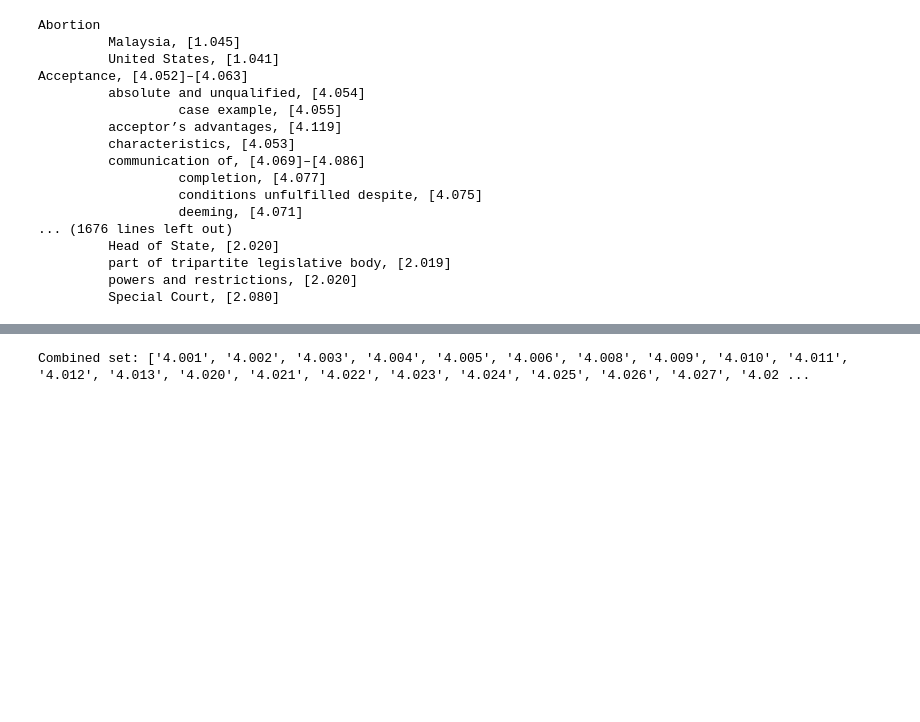
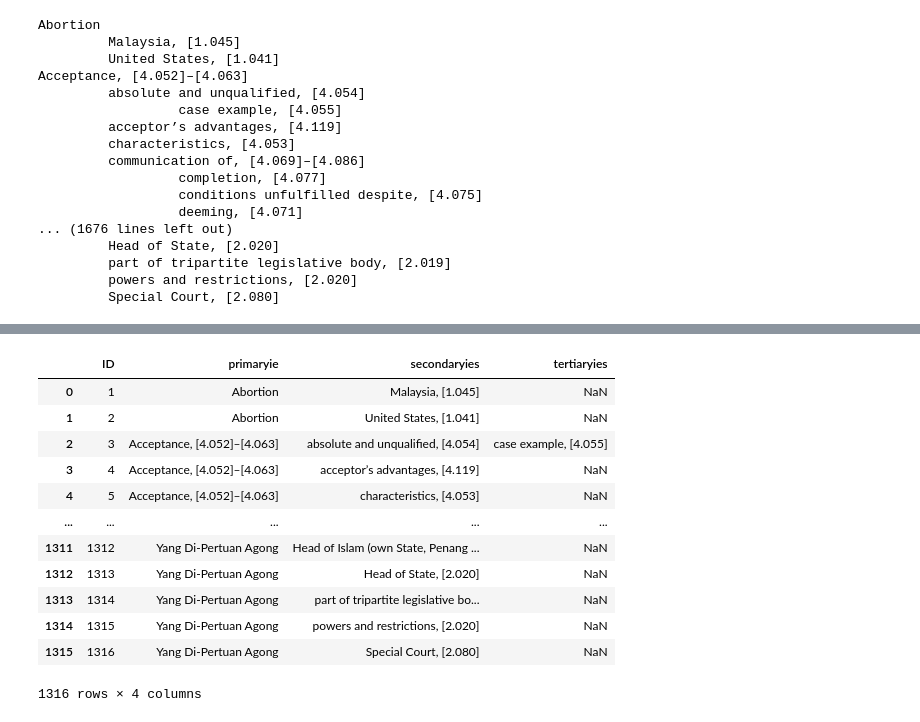
Before and after one commit to christinakang/Legal-Text-Annotation-Web-Application-, a Jupyter notebook: Data Pre-Process Python/index_extraction.ipynb, the cells around one changed output, grey strips where cells are left out. Saved outputs shown, nothing was run; the diff lists cells and outputs as text; code cells hidden in the pictures; blank space fills up the shorter version.

```diff
--- a/Data Pre-Process Python/index_extraction.ipynb
+++ b/Data Pre-Process Python/index_extraction.ipynb
@@ -110 +109,49 @@ df.to_csv('all_index.csv',index=False, encoding='utf-8-sig')
+# %%
+# Create new lists for the new DataFrame
+new_data = {'ID': [], 'primaryie': [], 'secondaryies': [], 'tertiaryies': []}
+id_count = 1
+# Iterate through the rows of the original DataFrame
+for index, row in df.iterrows():
+    primary_col = row['primaryie']
+    secondary_col = row['secondaryies']
+    tertiary_col = row['tertiaryies']
+
+    # Check if the tertiary_col is a list
+    if isinstance(tertiary_col, list):
+        # Iterate through the tertiary list in the current row
+        for tertiary_item in tertiary_col:
+            # Extract the actual tertiary value
+            tertiary_value = tertiary_item
+
+            # Append the values to the new_data dictionary
+            new_data['ID'].append(id_count)
+            new_data['primaryie'].append(primary_col)
+            new_data['secondaryies'].append(secondary_col)
+            new_data['tertiaryies'].append(tertiary_value)
+            id_count +=1
+    else:
+            new_data['ID'].append(id_count)
+            new_data['primaryie'].append(primary_col)
+            new_data['secondaryies'].append(secondary_col)
+            new_data['tertiaryies'].append(tertiary_col)
+            id_count +=1
+# Create a new DataFrame from the new_data dictionary
+new_df = pd.DataFrame(new_data)
+# %%
+new_df.to_csv('all_index_byTertiary.csv',index=False, encoding='utf-8-sig')
+new_df
+# %% [output]
+|  | ID | primaryie | secondaryies | tertiaryies |
+| 0 | 1 | Abortion | Malaysia, [1.045] | NaN |
+| 1 | 2 | Abortion | United States, [1.041] | NaN |
+| 2 | 3 | Acceptance, [4.052]–[4.063] | absolute and unqualified, [4.054] | case example, [4.055] |
+| 3 | 4 | Acceptance, [4.052]–[4.063] | acceptor’s advantages, [4.119] | NaN |
+| 4 | 5 | Acceptance, [4.052]–[4.063] | characteristics, [4.053] | NaN |
+| ... | ... | ... | ... | ... |
+| 1311 | 1312 | Yang Di-Pertuan Agong | Head of Islam (own State, Penang ... | NaN |
+| 1312 | 1313 | Yang Di-Pertuan Agong | Head of State, [2.020] | NaN |
+| 1313 | 1314 | Yang Di-Pertuan Agong | part of tripartite legislative bo... | NaN |
+| 1314 | 1315 | Yang Di-Pertuan Agong | powers and restrictions, [2.020] | NaN |
+| 1315 | 1316 | Yang Di-Pertuan Agong | Special Court, [2.080] | NaN |
+1316 rows × 4 columns
 # %%
@@ -145,30 +221,0 @@ paraNum_tertiaryie = get_para(tertiaryie)
-# %%
-merged_set = paraNum_tertiaryie.union(paraNum_secondaryies, paraNum_primaryies)
-
-# Create a function to filter numbers starting with 4, 5, 6, or 7
-def filter_numbers(starting_digits, num_set):
-    filtered_numbers = [num for num in num_set if str(num).startswith(starting_digits)]
-    return filtered_numbers
-
-# Call the function for numbers starting with 4
-numbers_starting_with_4 = filter_numbers('4', merged_set)
-
-# Call the function for numbers starting with 5
-numbers_starting_with_5 = filter_numbers('5', merged_set)
-
-# Call the function for numbers starting with 6
-numbers_starting_with_6 = filter_numbers('6', merged_set)
-
-# Call the function for numbers starting with 7
-numbers_starting_with_7 = filter_numbers('7', merged_set)
-
-
-combined_set = set()
-combined_set.update(numbers_starting_with_4)
-combined_set.update(numbers_starting_with_5)
-combined_set.update(numbers_starting_with_6)
-combined_set.update(numbers_starting_with_7)
-combined_set = sorted(combined_set)
-print("Combined set:", combined_set)
-# %% [output]
-Combined set: ['4.001', '4.002', '4.003', '4.004', '4.005', '4.006', '4.008', '4.009', '4.010', '4.011', '4.012', '4.013', '4.020', '4.021', '4.022', '4.023', '4.024', '4.025', '4.026', '4.027', '4.02 ...
```
Also changed, not shown: parts of 18 cells of this notebook, 6 other files.
